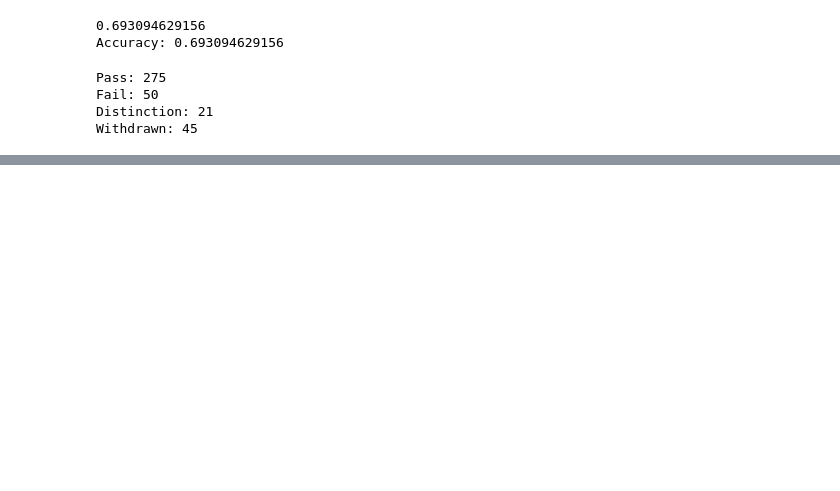
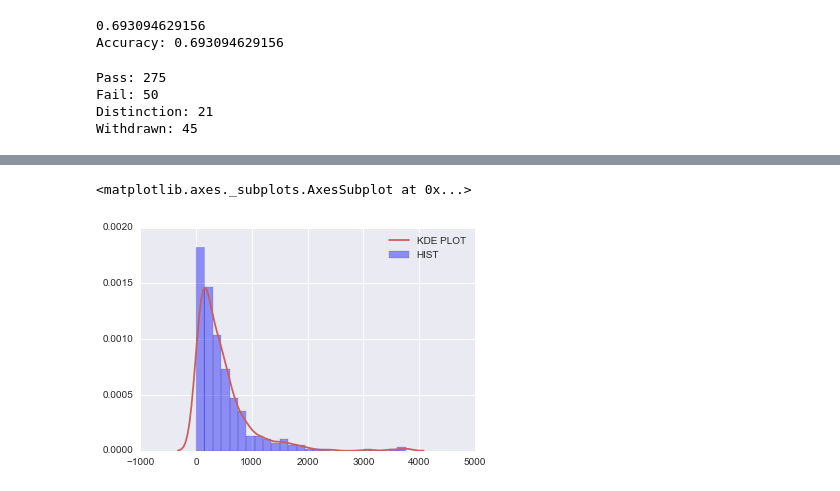
Before and after one commit to marloft/MachineLearningB, a Jupyter notebook: PythonSpyder/Learning NB KNN/NaiveBayesStudents.ipynb, the cells around one changed output, grey strips where cells are left out. Drawn from its saved outputs; the diff is of its cells as text; code cells hidden in the pictures; blank space fills up the shorter version.

```diff
--- a/PythonSpyder/Learning NB KNN/NaiveBayesStudents.ipynb
+++ b/PythonSpyder/Learning NB KNN/NaiveBayesStudents.ipynb
@@ -111,0 +154,7 @@ Withdrawn: 45
+# %%
+sns.distplot(testArr,bins=25,
+            kde_kws={'color':'indianred','label':'KDE PLOT'},
+            hist_kws={'color':'blue','label':"HIST"})
+# %% [output]
+<matplotlib.axes._subplots.AxesSubplot at 0x...>
+[figure, added]
```
Also changed, not shown: parts of 5 cells of this notebook.
